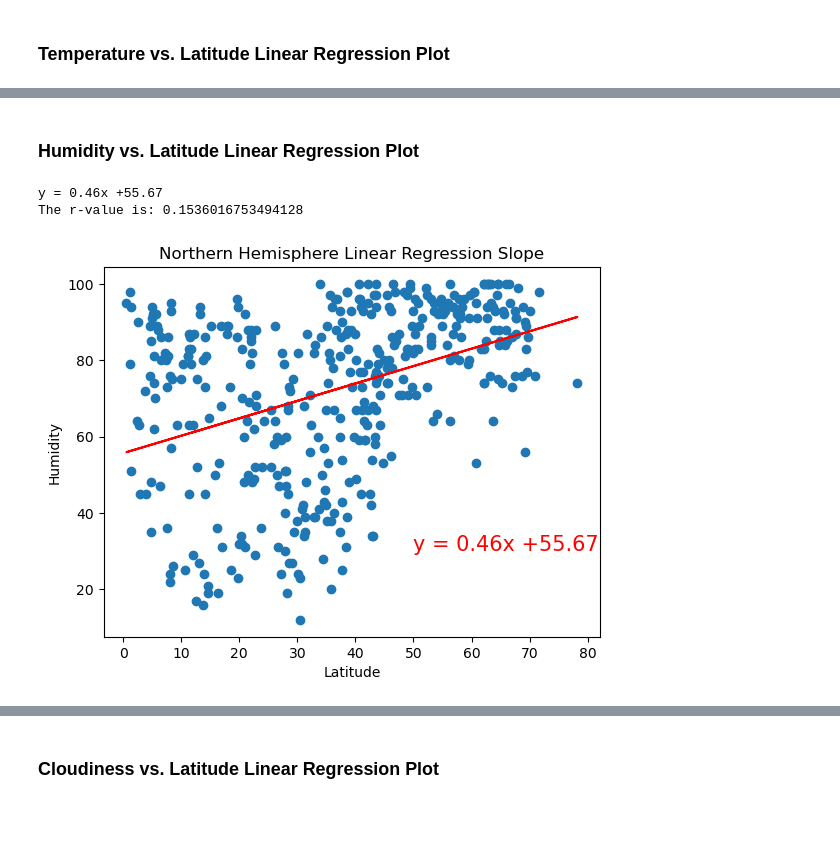
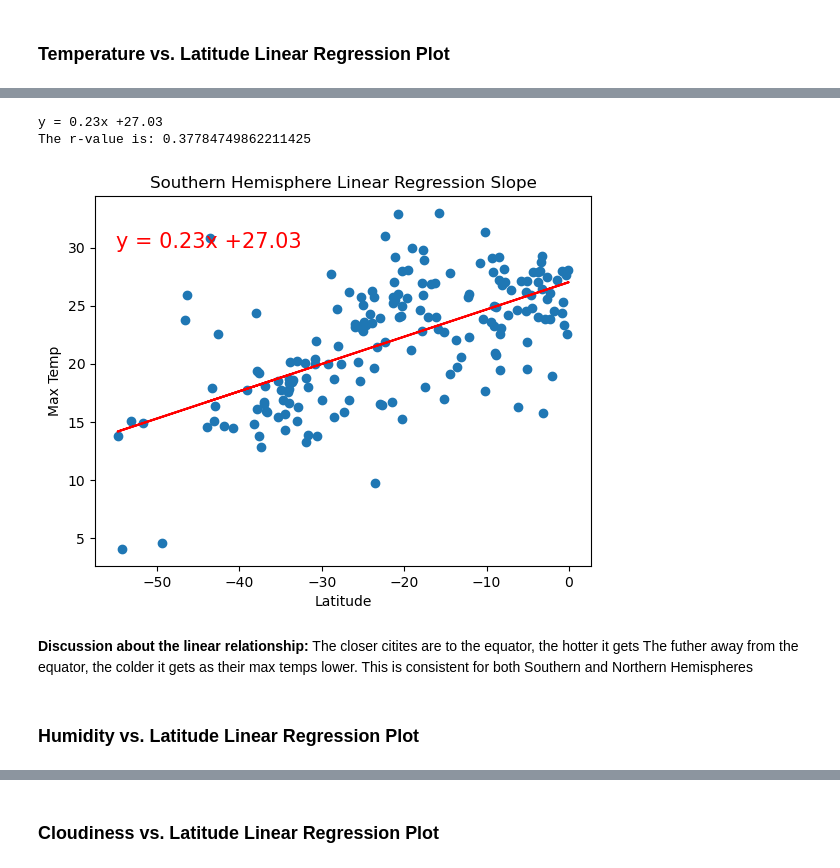
Before and after one commit to AlanBigData/python-api-challenge, a Jupyter notebook: api_prj_files/WeatherPy-alan2.ipynb, the cells around one changed output, grey strips where cells are left out. Saved outputs shown, nothing was run; the diff lists cells and outputs as text; code cells hidden in the pictures; blank space fills up the shorter version.

```diff
--- a/api_prj_files/WeatherPy-alan2.ipynb
+++ b/api_prj_files/WeatherPy-alan2.ipynb
@@ -491,38 +382,10 @@ The r-value is: 0.3217460848636514
+# %%
+liner_regression_plts(southern_hemi_df['Lat'], southern_hemi_df['Max Temp'], "Max Temp",(-55,30),"Southern Hemisphere Linear Regression Slope")
+# %% [output]
+y = 0.23x +27.03
+The r-value is: 0.37784749862211425
+[figure, added]
+# %% [markdown]
+**Discussion about the linear relationship:** The closer citites are to the equator, the hotter it gets The futher away from the equator, the colder it gets as their max temps lower. This is consistent for both Southern and Northern Hemispheres
 # %% [markdown]
 ### Humidity vs. Latitude Linear Regression Plot
-# %%
-# Northern Hemisphere
-x_values = northern_hemi_df["Lat"]
-y_values = northern_hemi_df["Humidity"]
-(slope, intercept, rvalue, pvalue, stderr) = stats.linregress(x_values, y_values)
-
-regress_values = x_values * slope + intercept
-
-
-# Create Northern HF line equation string
-line_eq = "y = " + str(round(slope,2)) + "x +" + str(round(intercept,2))
-print(line_eq)
-
-# Linear regression on Northan Hemisphere
-# Create Plot
-x_values = northern_hemi_df["Lat"]
-y_values = northern_hemi_df["Humidity"]
-(slope, intercept, rvalue, pvalue, stderr) = stats.linregress(x_values, y_values)
-plt.scatter(x_values,y_values)
-plt.plot(x_values,regress_values,"r-")
-
-# Label plot and annotate the line equation
-plt.title("Northern Hemisphere Linear Regression Slope")
-plt.xlabel('Latitude')
-plt.ylabel('Humidity')
-plt.annotate(line_eq,(50,30),fontsize=15,color="red")
-
-# Print r value
-print(f"The r-value is: {rvalue**2}")
-
-# Show plot
-plt.show()
-# %% [output]
-y = 0.46x +55.67
-The r-value is: 0.1536016753494128
-[figure, removed]
```
Also changed, not shown: parts of 42 cells of this notebook.
